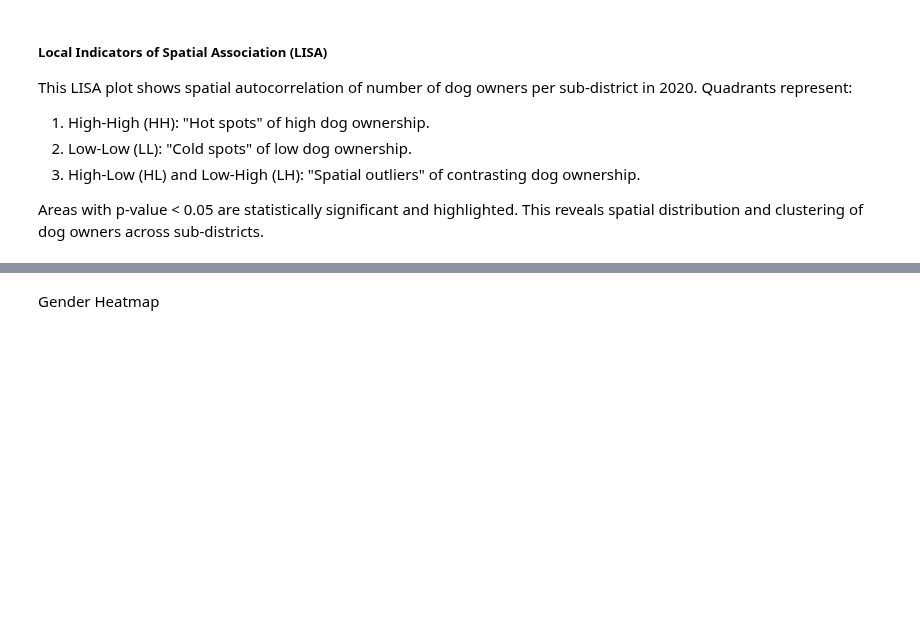
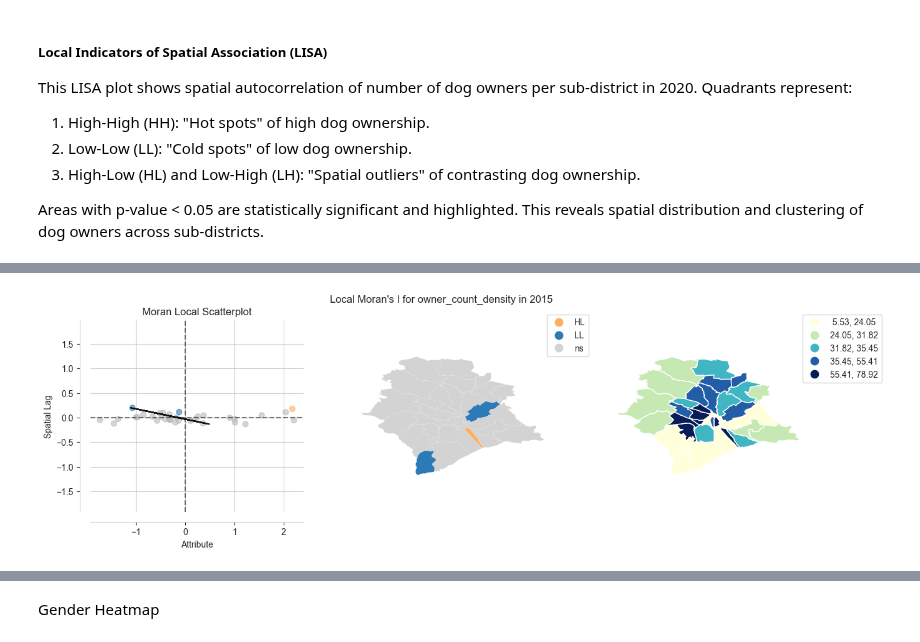
Before and after one commit to jonnross88/Springboard, a Jupyter notebook: u20_data_storytelling/zurich.ipynb, the cells around one changed output, grey strips where cells are left out. Cells and saved outputs as stored; diff of their text form; code cells hidden in the pictures; blank space fills up the shorter version.

```diff
--- a/u20_data_storytelling/zurich.ipynb
+++ b/u20_data_storytelling/zurich.ipynb
@@ -1134,6 +1650,7 @@ pop_data.describe(include="all").T.sort_values(by="unique").fillna("")
 # %%
-pop_data.loc[pop_data["roster"] >= 2015]
-post_2015_pop_data = pop_data.loc[pop_data["roster"] >= 2015].copy()
+pop_data_to_merge.loc[pop_data_to_merge["roster"] >= 2015]
+post_2015_pop_data = pop_data_to_merge.loc[pop_data_to_merge["roster"] >= 2015].copy(
+)
 
 # group by age group , roster, subdistrict, is_male and sum the population count
 pop_gender_agg = (
@@ -1769,17 +2586,10 @@ income_data.sample(10)
 income_data.to_csv("../data/processed_income_data.csv", index=False)
 # %%
 income_agg_data_to_merge = (
-    income_data
-    .groupby(["roster", "sub_district"])["median_income"]
+    income_data.groupby(["roster", "sub_district"])["median_income"]
     .median()
     .reset_index()
 )
-
-
-# income_agg
-# income_data.query("roster >= 2015")[
-#     ["roster", "sub_district", "median_income", "tax_status"]
-# ].merge(merged_grouped_4_cols, on=["roster", "sub_district"], how="inner")
 
 merged_3_datasets = pd.merge(
     merged_grouped_4_cols.query("roster >= 2015 & roster <= 2020"),
@@ -1872,8 +2775,9 @@ Reload household dataset that was proprocessed
 # load the processed housing data
 hh_data_to_merge = pd.read_csv("../data/processed_household_data.csv")
 hh_data_to_merge["sub_district"] = (
-    hh_data_to_merge["sub_district"]astype(int).astype(str).str.zfill(3)
+    hh_data_to_merge["sub_district"].astype(int).astype(str).str.zfill(3)
 )
-hh_data_to_merge["total_households"] = hh_data_to_merge["total_households"].astype(int)
+hh_data_to_merge["total_households"] = hh_data_to_merge["total_households"].astype(
+    int)
 hh_data_to_merge.info()
 hh_data_to_merge.head()
@@ -1902,45 +2856,68 @@ Areas with p-value < 0.05 are statistically significant and highlighted. This re
 # %%
 def calculate_lisa_values(
-    df, roster, geodataframe, agg_level, attribute, agg_func="sum"
+    df, roster, geodataframe, agg_level, attribute, agg_func="sum", show_plot=True
 ):
     df_filtered = df.query(f"roster == {roster}")
     df_grouped = df_filtered.groupby(agg_level)[attribute].agg(agg_func)
 
     n_gdf = geodataframe.set_index(agg_level).sort_index()
-    n_gdf = n_gdf.merge(df_grouped, left_index=True, right_index=True, how="left")
+    n_gdf = n_gdf.merge(df_grouped, left_index=True,
+                        right_index=True, how="left")
     # Find the density of the attribute by dividing by the area
     att_density = f"{attribute}_density"
-    n_gdf[att_density] = n_gdf[attribute] / n_gdf["km2"]
+    n_gdf[att_density] = n_gdf[attribute] / n_gdf["area_km2"]
 
-    w = lps.weights.Queen.from_dataframe(n_gdf, use_index=False)
+    w = lps.weights.Queen.from_dataframe(n_gdf, use_index=True)
     w.transform = "r"
 
-    y = (n_gdf[att_density] - n_gdf[att_density].mean()) / n_gdf[att_density].std()
+    # y = (n_gdf[att_density] - n_gdf[att_density].mean()) / n_gdf[att_density].std()
+    y = n_gdf[att_density]
 
     li = Moran_Local(y, w)
-    plot_local_autocorrelation(li, n_gdf, att_density, p=0.05, aspect_equal=True)
-    plt.suptitle(f"Local Moran's I for {att_density} in {roster}")
-
-    return li.Is, n_gdf.index
+    if show_plot:
+        plot_local_autocorrelation(
+            li, n_gdf, att_density, p=0.05, aspect_equal=True)
+        plt.suptitle(f"Local Moran's I for {att_density} in {roster}")
+    return li.Is, li.p_sim, n_gdf
 
 
 df_for_spatial_analysis = merged_4_datasets[
-    ["roster", "sub_district", "owner_count", "pop_count"]
+    ["roster", "sub_district", "owner_count", "pop_count", 'dog_count']
 ]
-attributes = ["owner_count", "pop_count"]
+attributes = ["owner_count", "pop_count", 'dog_count']
 rosters = df_for_spatial_analysis.roster.unique()
 
 results = {
-    f"{attribute}_{roster}": calculate_lisa_values(
-        df_for_spatial_analysis, roster, neighborhood_gdf, "sub_district", attribute
+    f"{attribute}_density_{roster}": calculate_lisa_values(
+        df_for_spatial_analysis,
+        roster,
+        gpd.read_file("../data/zurich_neighborhoods.geojson"),
+        "sub_district",
+        attribute,
+        # show_plot=False,
     )
     for roster in rosters
     for attribute in attributes
 }
+# Create a DataFrame of global Moran's I values
 
-lisa_df = pd.DataFrame({key: value[0] for key, value in sorted(results.items())})
-lisa_df.index = list(results.values())[0][1]
-fig, ax = plt.subplots(figsize=(10, 10))
-sns.heatmap(lisa_df, cmap="RdBu_r", ax=ax, center=0)
-plt.title(f"Local Moran's I for ")
-plt.show()
+# Display the DataFrame
+
+lisa_df = pd.DataFrame({key: value[0]
+                       for key, value in sorted(results.items())})
+
+lisa_df.index = list(results.values())[0][2].index
+# fig, ax = plt.subplots(figsize=(10, 10))
+# sns.heatmap(lisa_df, cmap="RdBu_r", ax=ax, center=0)
+# plt.title(f"Local Moran's I for Density of Attributes by Sub-District")
+# plt.show()
+
+lisa_df.hvplot.heatmap(
+    cmap="RdBu_r",
+    symmetric=True,
+    height=700,
+    width=1000,
+    title="Owner Count Density || Population Count Density",
+    xaxis='bare',
+).opts(active_tools=["box_zoom"], color_levels=7)
+# %% [output]
@@ -1946,0 +2925 @@ plt.show()
+[figure, added]
```
Also changed, not shown: parts of 119 cells of this notebook, 1 other file.
